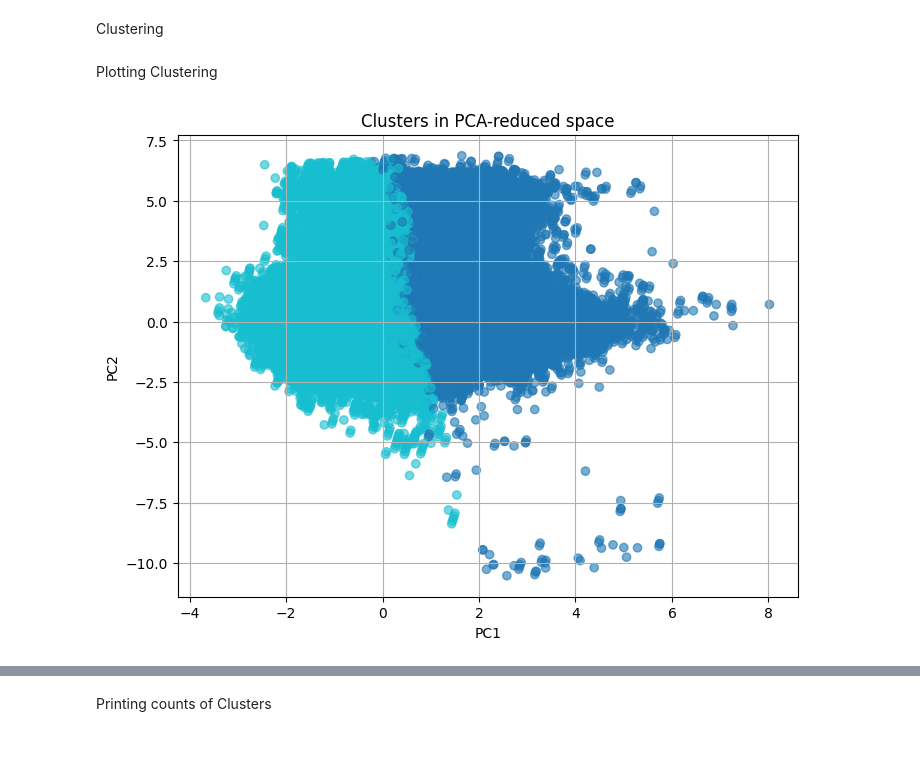
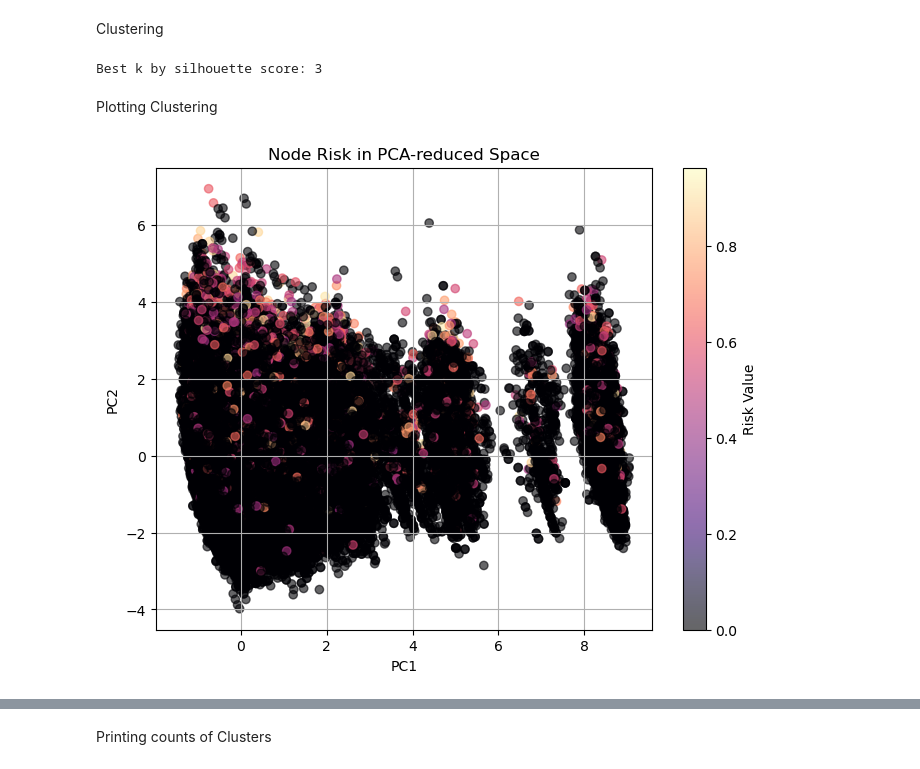
Before and after one commit to TheFreeMan21/machine-n-learnings-inc, a Jupyter notebook: dimensionality_reduction/pca_dimension_reduction_clustering.ipynb, the cells around one changed output, grey strips where cells are left out. Drawn from its saved outputs; the diff is of its cells as text; code cells hidden in the pictures.

Commit message:
Changes to random_forest and clustering plot

```diff
--- a/dimensionality_reduction/pca_dimension_reduction_clustering.ipynb
+++ b/dimensionality_reduction/pca_dimension_reduction_clustering.ipynb
@@ -52,7 +21,7 @@ df.loc[impossible_malus_mask, 'BonusMalus'] = df.loc[impossible_malus_mask, 'Dri
 # %% [markdown]
 Separating Data into numerical and categorical
 # %%
-df_clean = df.drop(columns=["IDpol", "ClaimNb", "Exposure","Region"])
+df_clean = df.drop(columns=["ClaimNb", "Exposure","Region"])
 numeric_cols = df_clean.select_dtypes(include=["int64", "float64"]).columns
 categorical_cols = df_clean.select_dtypes(include=["object", "category"]).columns
 # %% [markdown]
@@ -93,29 +62,33 @@ X_final.shape
 # %% [markdown]
 Clustering
 # %%
-scores = []
-for k in tqdm(range(2, 10), desc="Evaluating KMeans for different k"):
-    km = KMeans(n_clusters=k, random_state=42,)
-    labels = km.fit_predict(X_final)
-    score = silhouette_score(X_final, labels)
-    scores.append((k, score))
+# scores = []
+# for k in tqdm(range(2, 10), desc="Evaluating KMeans for different k"):
+#     km = KMeans(n_clusters=k, random_state=42,)
+#     labels = km.fit_predict(X_final)
+#     score = silhouette_score(X_final, labels)
+#     scores.append((k, score))
 
-best_k = max(scores, key=lambda x: x[1])[0]
-print("Best k by silhouette score:", best_k)
+# best_k = max(scores, key=lambda x: x[1])[0]
+# print("Best k by silhouette score:", best_k)
+print("Best k by silhouette score:", 3)
 
-kmeans = KMeans(n_clusters=best_k, random_state=42)
+kmeans = KMeans(n_clusters=3, random_state=42)
 clusters = kmeans.fit_predict(X_final)
 
 df["Cluster"] = clusters
+# %% [output]
+Best k by silhouette score: 3
 # %% [markdown]
 Plotting Clustering
 # %%
 plt.figure(figsize=(8, 6))
-plt.scatter(X_pca[:, 0], X_pca[:, 1], c=clusters, cmap="tab10", alpha=0.6)
+plt.scatter(X_pca[:, 0], X_pca[:, 1], c=df["Risk"], cmap="magma", alpha=0.6)
 plt.xlabel("PC1")
 plt.ylabel("PC2")
-plt.title("Clusters in PCA-reduced space")
+plt.title("Node Risk in PCA-reduced Space")
+plt.colorbar(label="Risk Value")
 plt.grid(True)
 plt.show()
 # %% [output]
-[figure, old version]
+[figure, new version]
```
Also changed, not shown: parts of 8 cells of this notebook, 2 other files.
